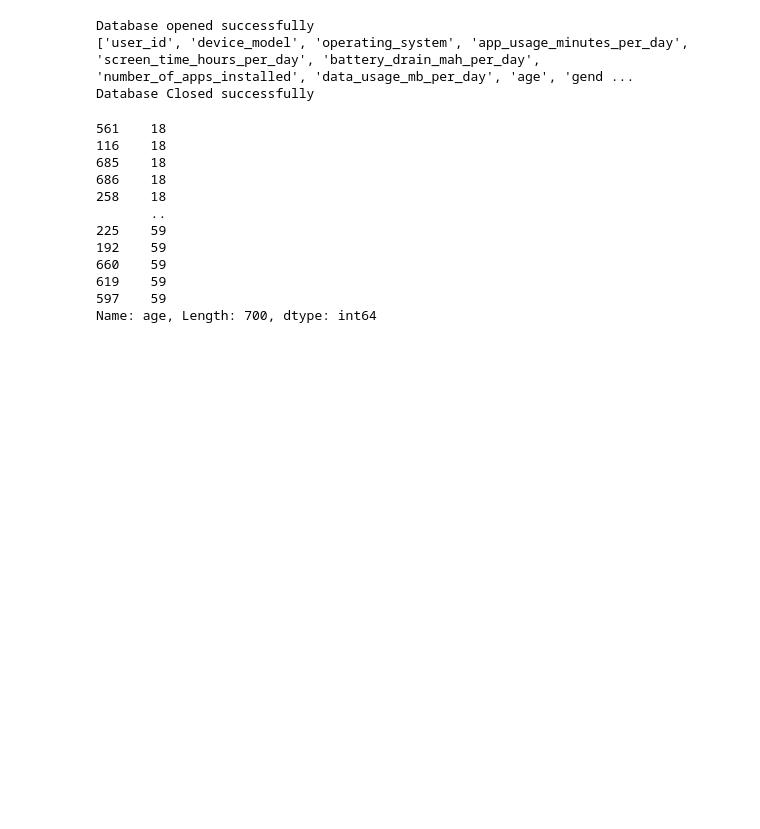
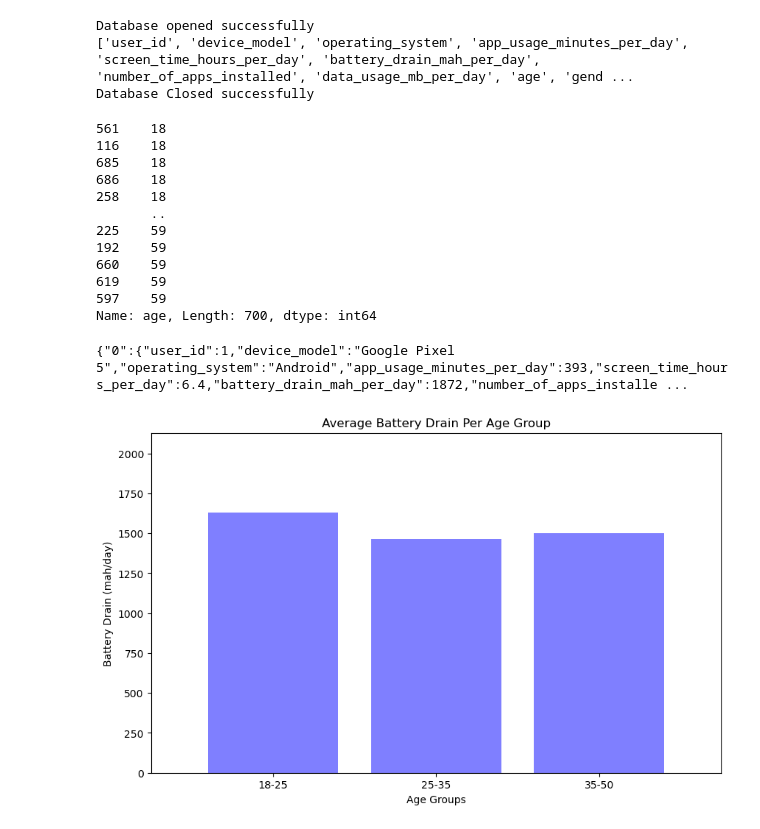
Before and after one commit to jroelofsz/mobile_phone_data_dashboard, a Jupyter notebook: Resources/Notebooks/roelofsz.ipynb, the cells around one changed output. Saved outputs shown, nothing was run; the diff lists cells and outputs as text; code cells hidden in the pictures; blank space fills up the shorter version.

```diff
--- a/Resources/Notebooks/roelofsz.ipynb
+++ b/Resources/Notebooks/roelofsz.ipynb
@@ -42,0 +52,31 @@ Name: age, Length: 700, dtype: int64
+# %%
+print(json_data)
+# %% [output]
+{"0":{"user_id":1,"device_model":"Google Pixel 5","operating_system":"Android","app_usage_minutes_per_day":393,"screen_time_hours_per_day":6.4,"battery_drain_mah_per_day":1872,"number_of_apps_installe ...
+# %%
+    phone_df_battery = phone_df.copy()
+
+    bins = [18,25,35,50]
+    labels = ["18-25","25-35","35-50"]
+    phone_df_battery['age_groups'] = pd.cut(phone_df_battery['age'], bins, labels=labels)
+
+    mean_battery_age = phone_df_battery.groupby(["age_groups"])["battery_drain_mah_per_day"].mean()
+
+    #Bar chart for Average Battery Drain vs. Age
+    mean_battery_age_df = pd.DataFrame({"average_battery_drain": mean_battery_age})
+    reset_df_battery = mean_battery_age_df.reset_index()
+    reset_df_battery["average_battery_drain"].astype(int)
+    x_axis = np.arange(len(mean_battery_age))
+    plt.figure(figsize=(10, 6))
+    plt.bar(x_axis, reset_df_battery["average_battery_drain"], color ='blue', alpha=0.5, align="center")
+    plt.xlim(-0.75,len(x_axis)-0.25)
+    plt.ylim(0,max(mean_battery_age)+500)
+    tick_locations = [value for value in x_axis]
+    plt.xticks(tick_locations, reset_df_battery["age_groups"])
+    plt.title("Average Battery Drain Per Age Group")
+    plt.xlabel("Age Groups")
+    plt.ylabel("Battery Drain (mah/day)")
+
+    plt.savefig('test.png')
+# %% [output]
+[figure, added]
```
Also changed, not shown: parts of 4 cells of this notebook, 7 other files.
